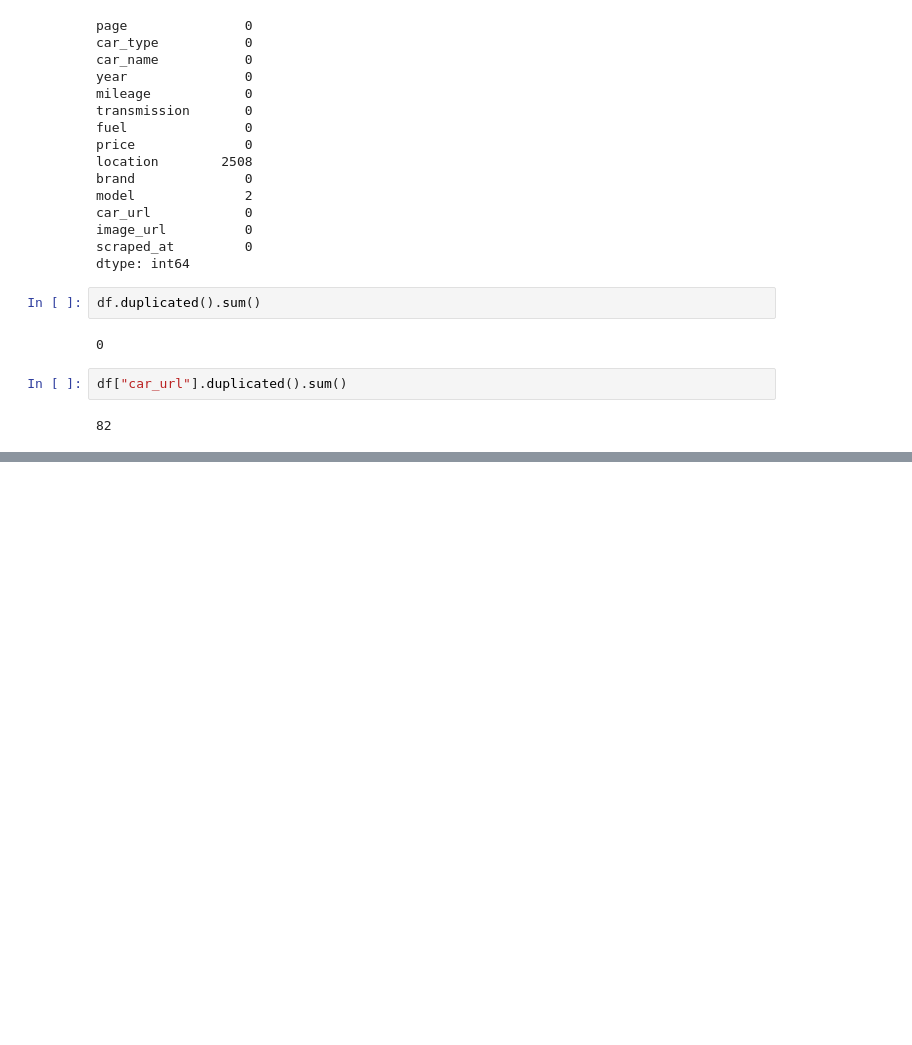
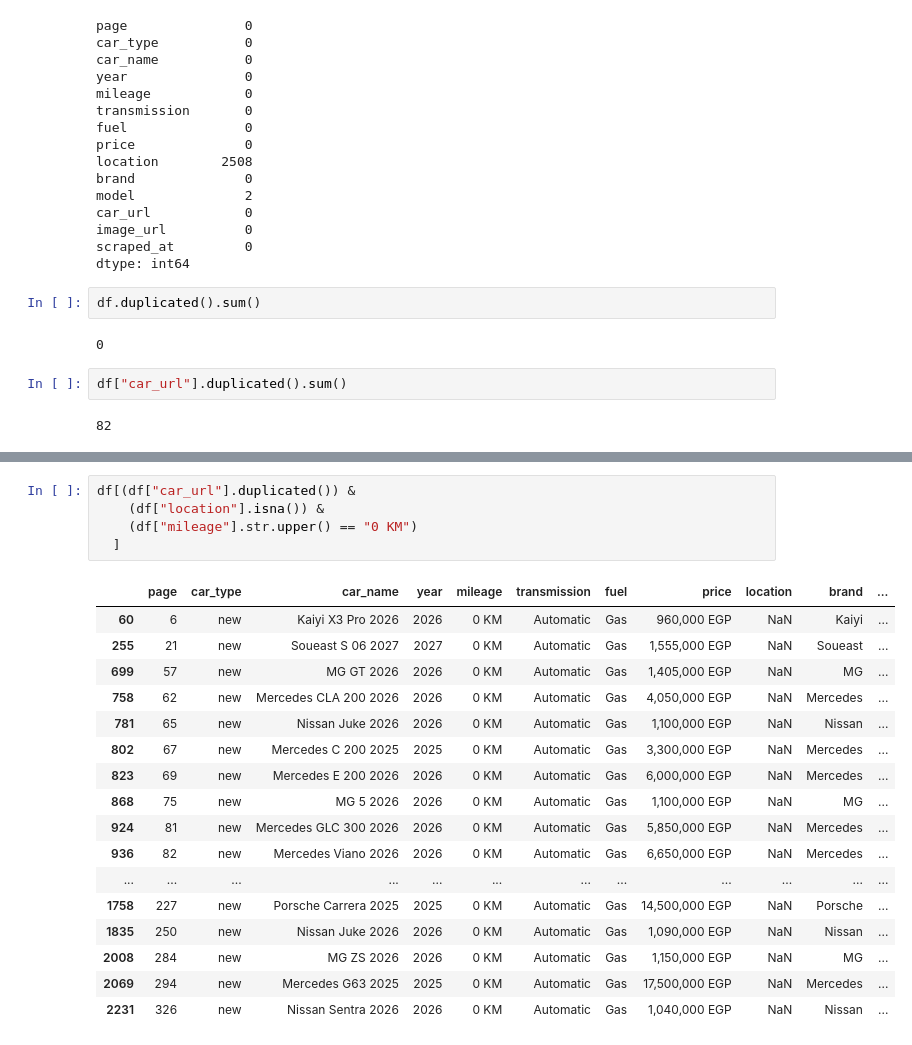
Before and after one commit to ahmedbassiouny7/Egypt-used-cars-data-pipeline, a Jupyter notebook: Data-Cleaning.ipynb, the cells around one changed output, grey strips where cells are left out. Cells and saved outputs as stored; diff of their text form; blank space fills up the shorter version.

```diff
--- a/Data-Cleaning.ipynb
+++ b/Data-Cleaning.ipynb
@@ -67,0 +84,23 @@ df["car_url"].duplicated().sum()
+# %%
+df[(df["car_url"].duplicated()) &
+    (df["location"].isna()) &
+    (df["mileage"].str.upper() == "0 KM")
+  ]
+# %% [output]
+|  | page | car_type | car_name | year | mileage | transmission | fuel | price | location | brand | ... |
+| 60 | 6 | new | Kaiyi X3 Pro 2026 | 2026 | 0 KM | Automatic | Gas | 960,000 EGP | NaN | Kaiyi | ... |
+| 255 | 21 | new | Soueast S 06 2027 | 2027 | 0 KM | Automatic | Gas | 1,555,000 EGP | NaN | Soueast | ... |
+| 699 | 57 | new | MG GT 2026 | 2026 | 0 KM | Automatic | Gas | 1,405,000 EGP | NaN | MG | ... |
+| 758 | 62 | new | Mercedes CLA 200 2026 | 2026 | 0 KM | Automatic | Gas | 4,050,000 EGP | NaN | Mercedes | ... |
+| 781 | 65 | new | Nissan Juke 2026 | 2026 | 0 KM | Automatic | Gas | 1,100,000 EGP | NaN | Nissan | ... |
+| 802 | 67 | new | Mercedes C 200 2025 | 2025 | 0 KM | Automatic | Gas | 3,300,000 EGP | NaN | Mercedes | ... |
+| 823 | 69 | new | Mercedes E 200 2026 | 2026 | 0 KM | Automatic | Gas | 6,000,000 EGP | NaN | Mercedes | ... |
+| 868 | 75 | new | MG 5 2026 | 2026 | 0 KM | Automatic | Gas | 1,100,000 EGP | NaN | MG | ... |
+| 924 | 81 | new | Mercedes GLC 300 2026 | 2026 | 0 KM | Automatic | Gas | 5,850,000 EGP | NaN | Mercedes | ... |
+| 936 | 82 | new | Mercedes Viano 2026 | 2026 | 0 KM | Automatic | Gas | 6,650,000 EGP | NaN | Mercedes | ... |
+| ... | ... | ... | ... | ... | ... | ... | ... | ... | ... | ... | ... |
+| 1758 | 227 | new | Porsche Carrera 2025 | 2025 | 0 KM | Automatic | Gas | 14,500,000 EGP | NaN | Porsche | ... |
+| 1835 | 250 | new | Nissan Juke 2026 | 2026 | 0 KM | Automatic | Gas | 1,090,000 EGP | NaN | Nissan | ... |
+| 2008 | 284 | new | MG ZS 2026 | 2026 | 0 KM | Automatic | Gas | 1,150,000 EGP | NaN | MG | ... |
+| 2069 | 294 | new | Mercedes G63 2025 | 2025 | 0 KM | Automatic | Gas | 17,500,000 EGP | NaN | Mercedes | ... |
+| 2231 | 326 | new | Nissan Sentra 2026 | 2026 | 0 KM | Automatic | Gas | 1,040,000 EGP | NaN | Nissan | ... |
```
Also changed, not shown: parts of 1 cell of this notebook.
